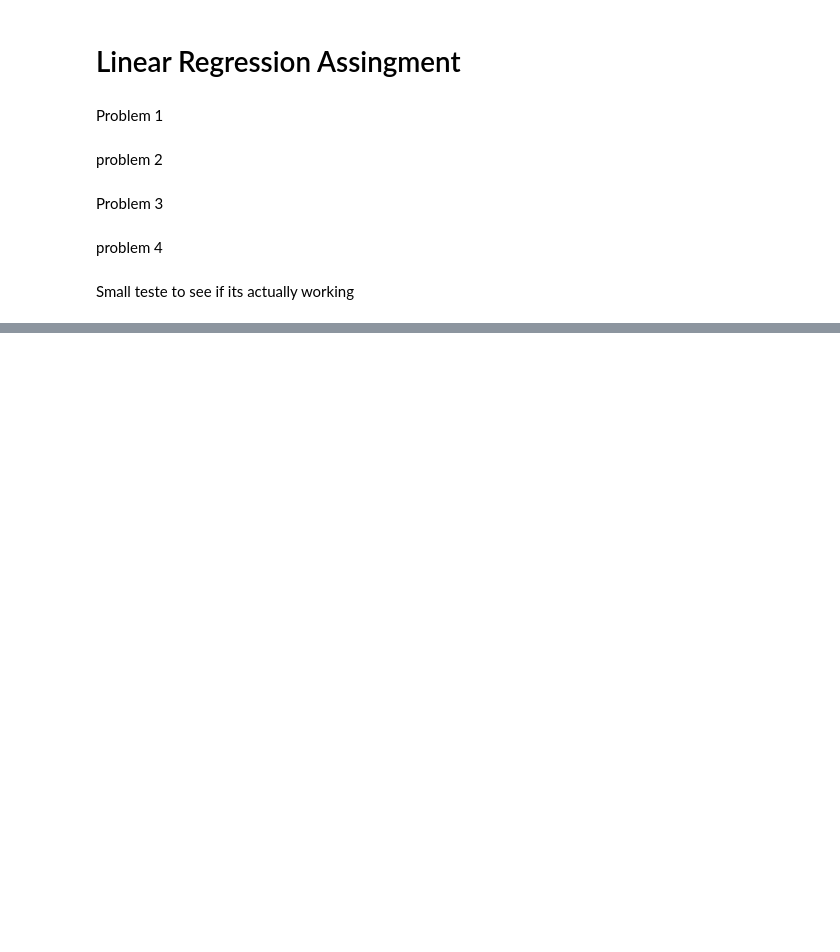
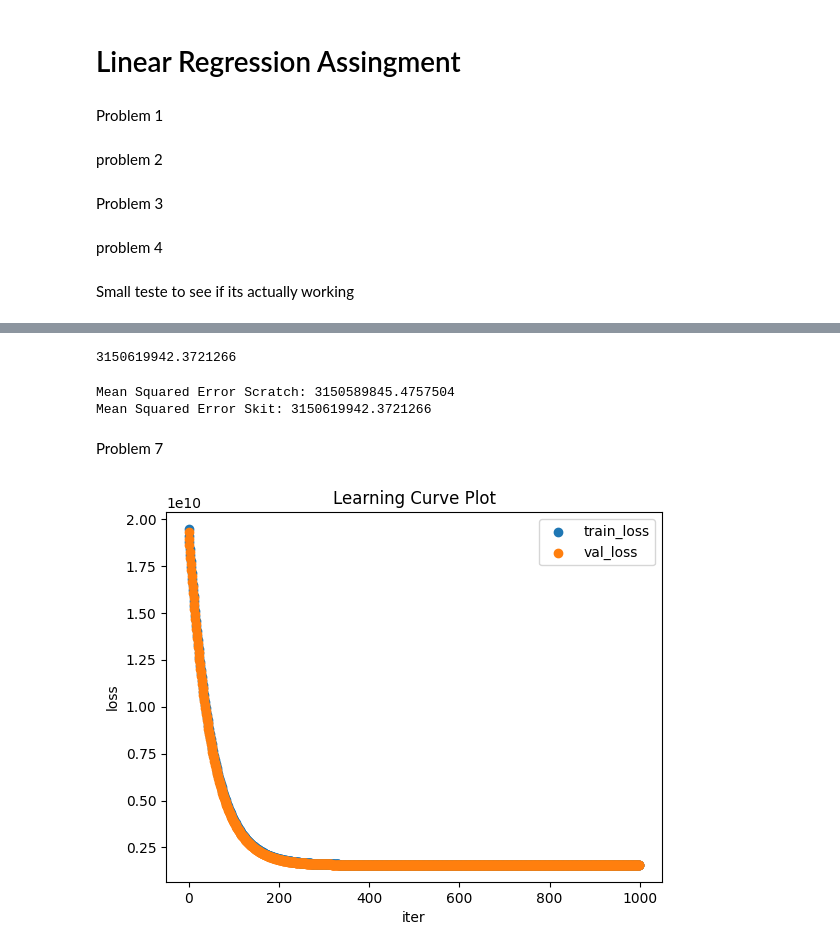
Before and after one commit to WalterPHD/Ai-Data, a Jupyter notebook: LinearRegression.ipynb, the cells around one changed output, grey strips where cells are left out. Saved outputs shown, nothing was run; the diff lists cells and outputs as text; code cells hidden in the pictures; blank space fills up the shorter version.

```diff
--- a/LinearRegression.ipynb
+++ b/LinearRegression.ipynb
@@ -470,0 +576,22 @@ class ScratchLinearRegression():
+# %%
+mean_squared_error(y_test, lr_predict)
+# %% [output]
+3150619942.3721266
+# %%
+print("Mean Squared Error Scratch:", mse)
+print("Mean Squared Error Skit:", mean_squared_error(y_test, lr_predict))
+# %% [output]
+Mean Squared Error Scratch: 3150589845.4757504
+Mean Squared Error Skit: 3150619942.3721266
+# %% [markdown]
+Problem 7
+# %%
+plt.title('Learning Curve Plot')
+plt.xlabel('iter')
+plt.ylabel('loss')
+plt.scatter(range(slr_house.iter), slr_house.loss, label='train_loss')
+plt.scatter(range(slr_house.iter), slr_house.val_loss, label='val_loss')
+plt.legend()
+plt.show()
+# %% [output]
+[figure, added]
```
Also changed, not shown: parts of 20 cells of this notebook.
